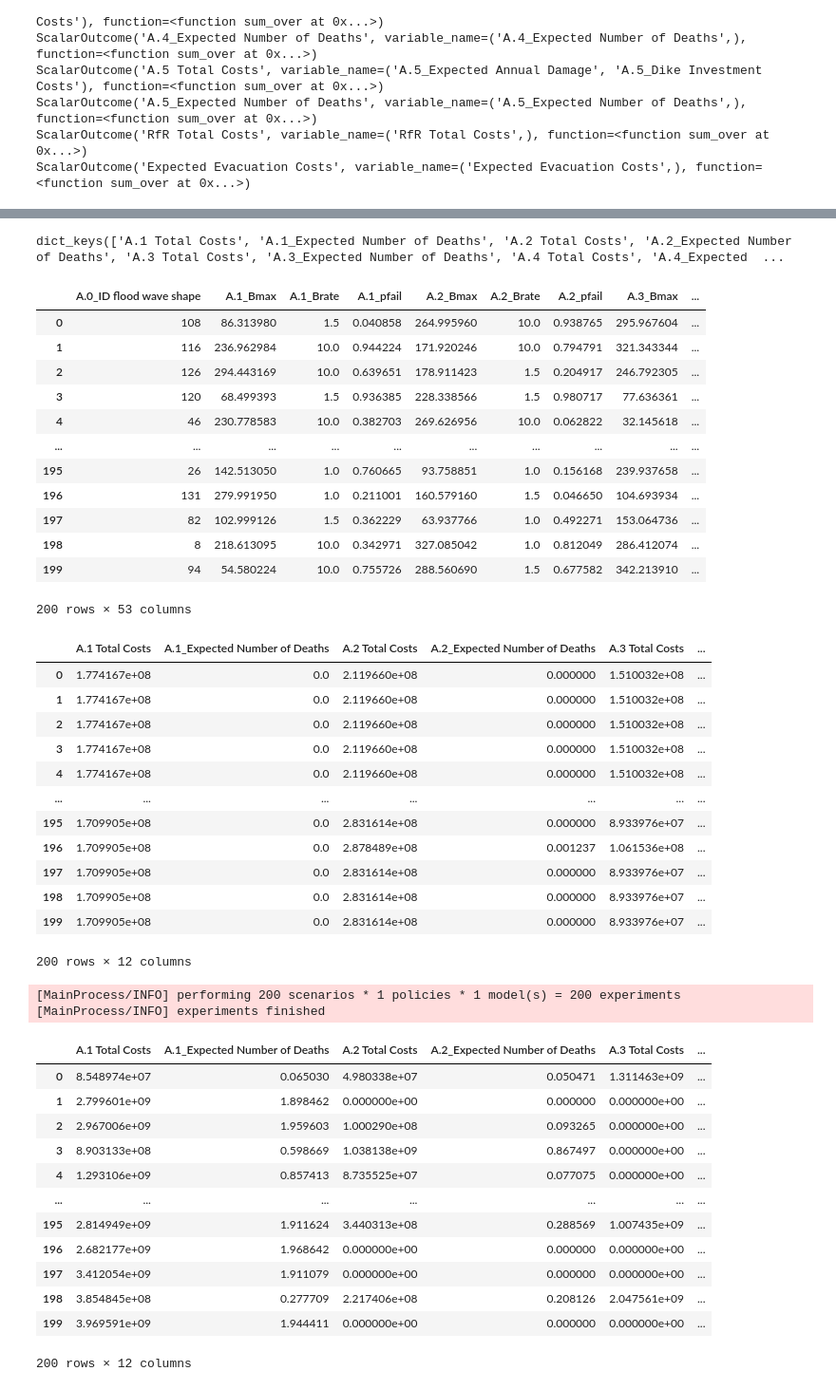
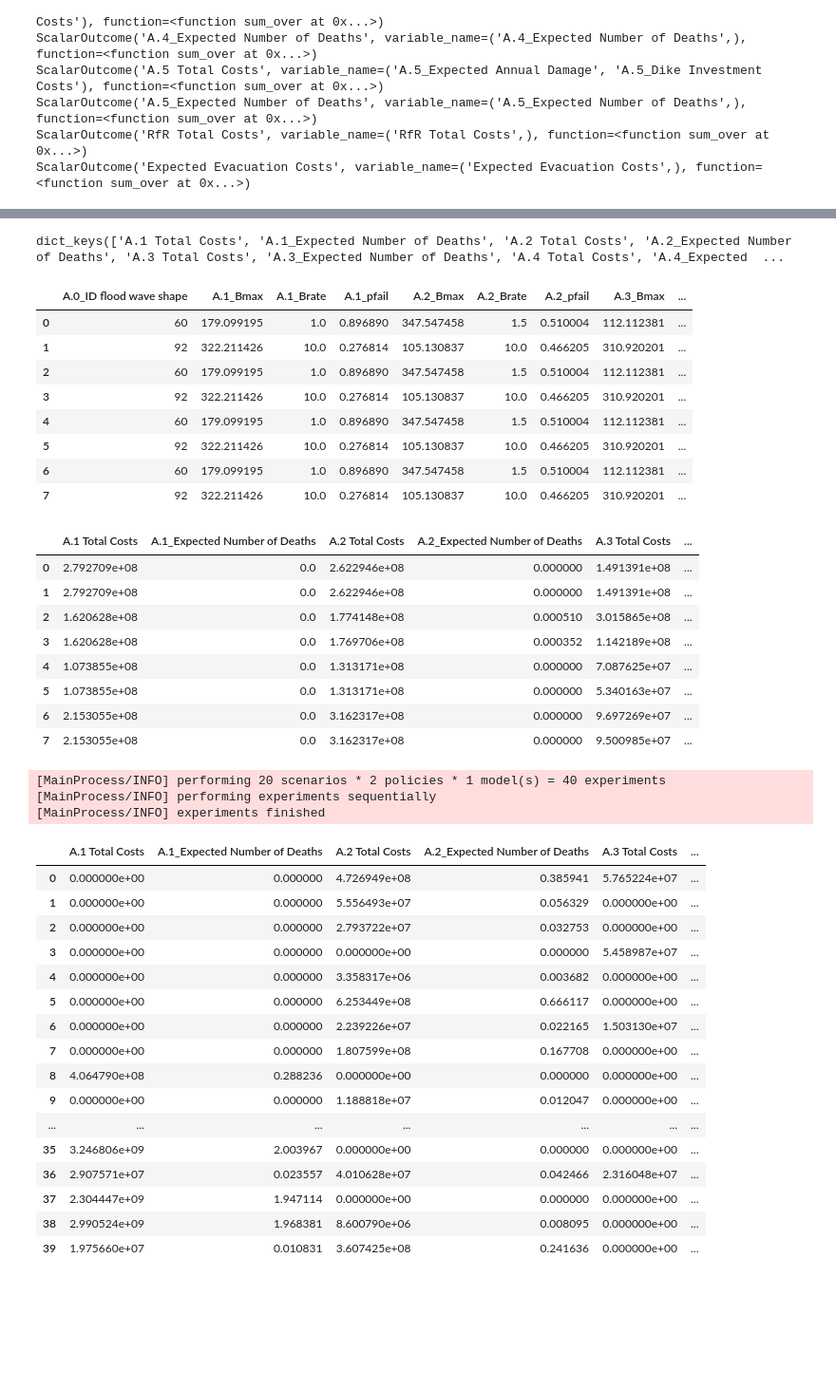
Before and after one commit to tissueters/MDM_project, a Jupyter notebook: final assignment/Problem Formulations.ipynb, the cells around one changed output, grey strips where cells are left out. Shown: that part at 95% size. Drawn from its saved outputs; the diff is of its cells as text; code cells hidden in the pictures; blank space fills up the shorter version.

```diff
--- a/final assignment/Problem Formulations.ipynb
+++ b/final assignment/Problem Formulations.ipynb
@@ -120,5 +120,5 @@ ScalarOutcome('Expected Evacuation Costs', variable_name=('Expected Evacuation C
 # %%
 # running the model through EMA workbench
 with SequentialEvaluator(dike_model) as evaluator:
-    results = evaluator.perform_experiments(scenarios=50, policies=4)
+    results = evaluator.perform_experiments(scenarios=2, policies=4)
 # %% [output]
@@ -132,35 +133,27 @@ experiments
 # %% [output]
 dict_keys(['A.1 Total Costs', 'A.1_Expected Number of Deaths', 'A.2 Total Costs', 'A.2_Expected Number of Deaths', 'A.3 Total Costs', 'A.3_Expected Number of Deaths', 'A.4 Total Costs', 'A.4_Expected  ...
 |  | A.0_ID flood wave shape | A.1_Bmax | A.1_Brate | A.1_pfail | A.2_Bmax | A.2_Brate | A.2_pfail | A.3_Bmax | ... |
-| 0 | 108 | 86.313980 | 1.5 | 0.040858 | 264.995960 | 10.0 | 0.938765 | 295.967604 | ... |
-| 1 | 116 | 236.962984 | 10.0 | 0.944224 | 171.920246 | 10.0 | 0.794791 | 321.343344 | ... |
-| 2 | 126 | 294.443169 | 10.0 | 0.639651 | 178.911423 | 1.5 | 0.204917 | 246.792305 | ... |
-| 3 | 120 | 68.499393 | 1.5 | 0.936385 | 228.338566 | 1.5 | 0.980717 | 77.636361 | ... |
-| 4 | 46 | 230.778583 | 10.0 | 0.382703 | 269.626956 | 10.0 | 0.062822 | 32.145618 | ... |
-| ... | ... | ... | ... | ... | ... | ... | ... | ... | ... |
-| 195 | 26 | 142.513050 | 1.0 | 0.760665 | 93.758851 | 1.0 | 0.156168 | 239.937658 | ... |
-| 196 | 131 | 279.991950 | 1.0 | 0.211001 | 160.579160 | 1.5 | 0.046650 | 104.693934 | ... |
-| 197 | 82 | 102.999126 | 1.5 | 0.362229 | 63.937766 | 1.0 | 0.492271 | 153.064736 | ... |
-| 198 | 8 | 218.613095 | 10.0 | 0.342971 | 327.085042 | 1.0 | 0.812049 | 286.412074 | ... |
-| 199 | 94 | 54.580224 | 10.0 | 0.755726 | 288.560690 | 1.5 | 0.677582 | 342.213910 | ... |
+| 0 | 60 | 179.099195 | 1.0 | 0.896890 | 347.547458 | 1.5 | 0.510004 | 112.112381 | ... |
+| 1 | 92 | 322.211426 | 10.0 | 0.276814 | 105.130837 | 10.0 | 0.466205 | 310.920201 | ... |
+| 2 | 60 | 179.099195 | 1.0 | 0.896890 | 347.547458 | 1.5 | 0.510004 | 112.112381 | ... |
+| 3 | 92 | 322.211426 | 10.0 | 0.276814 | 105.130837 | 10.0 | 0.466205 | 310.920201 | ... |
+| 4 | 60 | 179.099195 | 1.0 | 0.896890 | 347.547458 | 1.5 | 0.510004 | 112.112381 | ... |
+| 5 | 92 | 322.211426 | 10.0 | 0.276814 | 105.130837 | 10.0 | 0.466205 | 310.920201 | ... |
+| 6 | 60 | 179.099195 | 1.0 | 0.896890 | 347.547458 | 1.5 | 0.510004 | 112.112381 | ... |
+| 7 | 92 | 322.211426 | 10.0 | 0.276814 | 105.130837 | 10.0 | 0.466205 | 310.920201 | ... |
-200 rows × 53 columns
 # %%
 # only works because we have scalar outcomes
 pd.DataFrame(outcomes)
 # %% [output]
 |  | A.1 Total Costs | A.1_Expected Number of Deaths | A.2 Total Costs | A.2_Expected Number of Deaths | A.3 Total Costs | ... |
-| 0 | 1.774167e+08 | 0.0 | 2.119660e+08 | 0.000000 | 1.510032e+08 | ... |
-| 1 | 1.774167e+08 | 0.0 | 2.119660e+08 | 0.000000 | 1.510032e+08 | ... |
-| 2 | 1.774167e+08 | 0.0 | 2.119660e+08 | 0.000000 | 1.510032e+08 | ... |
-| 3 | 1.774167e+08 | 0.0 | 2.119660e+08 | 0.000000 | 1.510032e+08 | ... |
-| 4 | 1.774167e+08 | 0.0 | 2.119660e+08 | 0.000000 | 1.510032e+08 | ... |
-| ... | ... | ... | ... | ... | ... | ... |
-| 195 | 1.709905e+08 | 0.0 | 2.831614e+08 | 0.000000 | 8.933976e+07 | ... |
-| 196 | 1.709905e+08 | 0.0 | 2.878489e+08 | 0.001237 | 1.061536e+08 | ... |
-| 197 | 1.709905e+08 | 0.0 | 2.831614e+08 | 0.000000 | 8.933976e+07 | ... |
-| 198 | 1.709905e+08 | 0.0 | 2.831614e+08 | 0.000000 | 8.933976e+07 | ... |
-| 199 | 1.709905e+08 | 0.0 | 2.831614e+08 | 0.000000 | 8.933976e+07 | ... |
+| 0 | 2.792709e+08 | 0.0 | 2.622946e+08 | 0.000000 | 1.491391e+08 | ... |
+| 1 | 2.792709e+08 | 0.0 | 2.622946e+08 | 0.000000 | 1.491391e+08 | ... |
+| 2 | 1.620628e+08 | 0.0 | 1.774148e+08 | 0.000510 | 3.015865e+08 | ... |
+| 3 | 1.620628e+08 | 0.0 | 1.769706e+08 | 0.000352 | 1.142189e+08 | ... |
+| 4 | 1.073855e+08 | 0.0 | 1.313171e+08 | 0.000000 | 7.087625e+07 | ... |
+| 5 | 1.073855e+08 | 0.0 | 1.313171e+08 | 0.000000 | 5.340163e+07 | ... |
+| 6 | 2.153055e+08 | 0.0 | 3.162317e+08 | 0.000000 | 9.697269e+07 | ... |
+| 7 | 2.153055e+08 | 0.0 | 3.162317e+08 | 0.000000 | 9.500985e+07 | ... |
-200 rows × 12 columns
 # %%
 # defining specific policies
 # for example, policy 1 is about extra protection in upper boundary
@@ -219,30 +220,37 @@ policies = [
 ]
 # %%
 # pass the policies list to EMA workbench experiment runs
-n_scenarios = 200
+n_scenarios = 20
 with SequentialEvaluator(dike_model) as evaluator:
     results = evaluator.perform_experiments(n_scenarios, policies)
 # %% [output]
-[MainProcess/INFO] performing 200 scenarios * 1 policies * 1 model(s) = 200 experiments
+[MainProcess/INFO] performing 20 scenarios * 2 policies * 1 model(s) = 40 experiments
+[MainProcess/INFO] performing experiments sequentially
 [MainProcess/INFO] experiments finished
 # %%
 experiments, outcomes = results
 # %%
 # only works because we have scalar outcomes
 outcomes
 pd.set_option('display.max_columns', None)
-pd.DataFrame(outcomes)
+pd.set_option('display.max_rows', None)
+outcomes=pd.DataFrame(outcomes)
+outcomes
 # %% [output]
 |  | A.1 Total Costs | A.1_Expected Number of Deaths | A.2 Total Costs | A.2_Expected Number of Deaths | A.3 Total Costs | ... |
-| 0 | 8.548974e+07 | 0.065030 | 4.980338e+07 | 0.050471 | 1.311463e+09 | ... |
-| 1 | 2.799601e+09 | 1.898462 | 0.000000e+00 | 0.000000 | 0.000000e+00 | ... |
-| 2 | 2.967006e+09 | 1.959603 | 1.000290e+08 | 0.093265 | 0.000000e+00 | ... |
-| 3 | 8.903133e+08 | 0.598669 | 1.038138e+09 | 0.867497 | 0.000000e+00 | ... |
-| 4 | 1.293106e+09 | 0.857413 | 8.735525e+07 | 0.077075 | 0.000000e+00 | ... |
+| 0 | 0.000000e+00 | 0.000000 | 4.726949e+08 | 0.385941 | 5.765224e+07 | ... |
+| 1 | 0.000000e+00 | 0.000000 | 5.556493e+07 | 0.056329 | 0.000000e+00 | ... |
+| 2 | 0.000000e+00 | 0.000000 | 2.793722e+07 | 0.032753 | 0.000000e+00 | ... |
+| 3 | 0.000000e+00 | 0.000000 | 0.000000e+00 | 0.000000 | 5.458987e+07 | ... |
+| 4 | 0.000000e+00 | 0.000000 | 3.358317e+06 | 0.003682 | 0.000000e+00 | ... |
+| 5 | 0.000000e+00 | 0.000000 | 6.253449e+08 | 0.666117 | 0.000000e+00 | ... |
+| 6 | 0.000000e+00 | 0.000000 | 2.239226e+07 | 0.022165 | 1.503130e+07 | ... |
+| 7 | 0.000000e+00 | 0.000000 | 1.807599e+08 | 0.167708 | 0.000000e+00 | ... |
+| 8 | 4.064790e+08 | 0.288236 | 0.000000e+00 | 0.000000 | 0.000000e+00 | ... |
+| 9 | 0.000000e+00 | 0.000000 | 1.188818e+07 | 0.012047 | 0.000000e+00 | ... |
 | ... | ... | ... | ... | ... | ... | ... |
-| 195 | 2.814949e+09 | 1.911624 | 3.440313e+08 | 0.288569 | 1.007435e+09 | ... |
-| 196 | 2.682177e+09 | 1.968642 | 0.000000e+00 | 0.000000 | 0.000000e+00 | ... |
-| 197 | 3.412054e+09 | 1.911079 | 0.000000e+00 | 0.000000 | 0.000000e+00 | ... |
-| 198 | 3.854845e+08 | 0.277709 | 2.217406e+08 | 0.208126 | 2.047561e+09 | ... |
-| 199 | 3.969591e+09 | 1.944411 | 0.000000e+00 | 0.000000 | 0.000000e+00 | ... |
+| 35 | 3.246806e+09 | 2.003967 | 0.000000e+00 | 0.000000 | 0.000000e+00 | ... |
+| 36 | 2.907571e+07 | 0.023557 | 4.010628e+07 | 0.042466 | 2.316048e+07 | ... |
+| 37 | 2.304447e+09 | 1.947114 | 0.000000e+00 | 0.000000 | 0.000000e+00 | ... |
+| 38 | 2.990524e+09 | 1.968381 | 8.600790e+06 | 0.008095 | 0.000000e+00 | ... |
+| 39 | 1.975660e+07 | 0.010831 | 3.607425e+08 | 0.241636 | 0.000000e+00 | ... |
-200 rows × 12 columns
```
Also changed, not shown: parts of 4 cells of this notebook.
